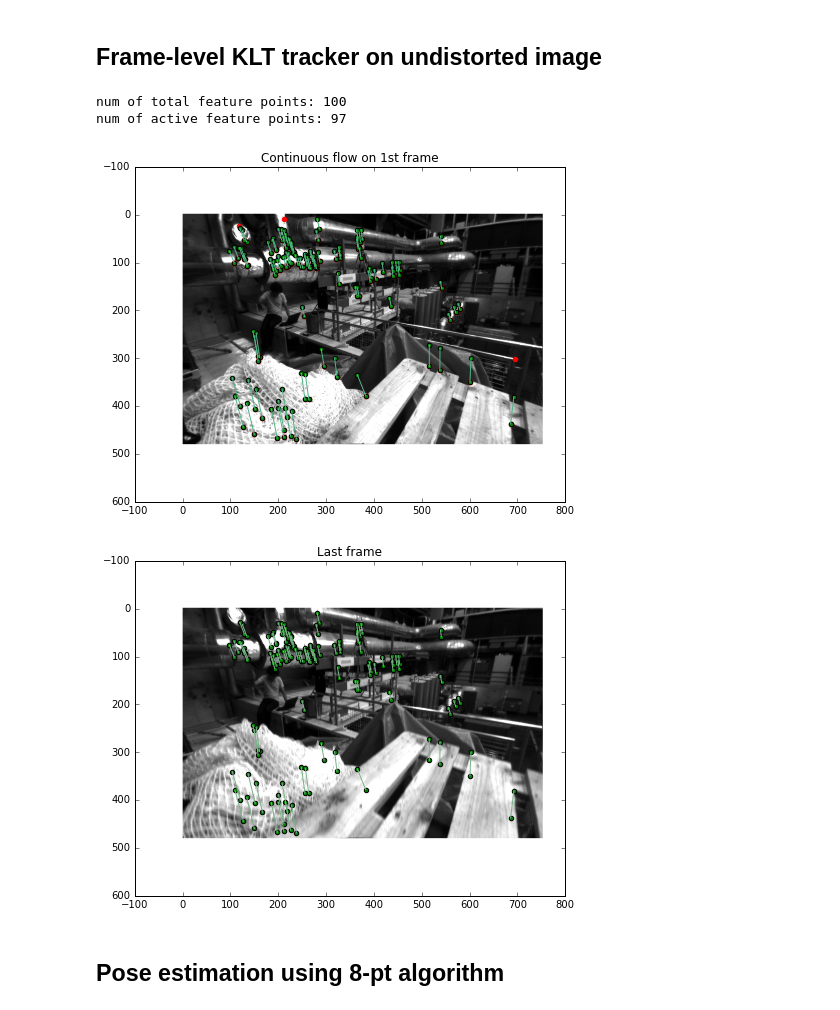
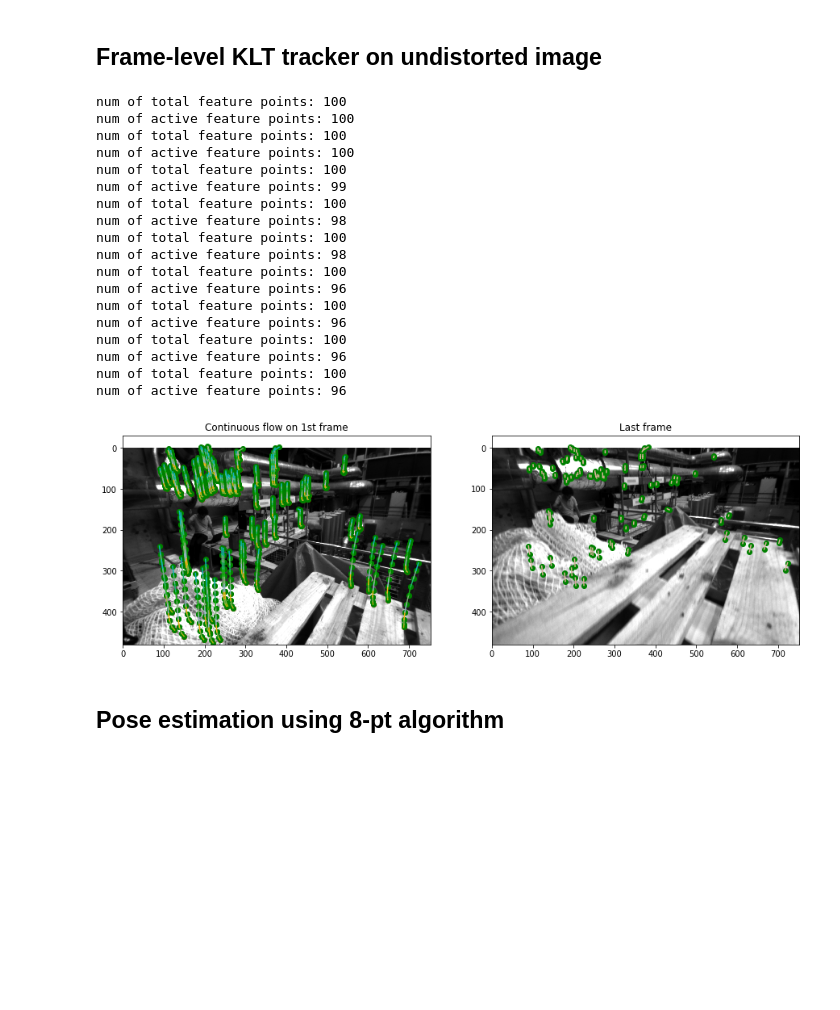
Before and after one commit to jinchenglee/EuRoC_MAV_dataset_tools, a Jupyter notebook: KLT_on_EuRoc_MAV_dataset.ipynb, the cells around one changed output. Drawn from its saved outputs; the diff is of its cells as text; code cells hidden in the pictures; blank space fills up the shorter version.

```diff
--- a/KLT_on_EuRoc_MAV_dataset.ipynb
+++ b/KLT_on_EuRoc_MAV_dataset.ipynb
@@ -30,7 +30,8 @@ from mpl_toolkits.mplot3d import Axes3D
 # Dataset location
 #-------------
 # Change this to the directory where you store EuRoC MAV data
-basedir = '/Users/jinchengli/study/asl_dataset/ijrr_euroc_mav_dataset/machine_hall/MH_01_easy/'
+basedir = '/work/asl_dataset/ijrr_euroc_mav_dataset/machine_hall/MH_01_easy/'
+#basedir = '/Users/jinchengli/study/asl_dataset/ijrr_euroc_mav_dataset/machine_hall/MH_01_easy/'
 # %% [markdown]
 ## Tile-based KLT tracker
 # %%
@@ -391,17 +398,18 @@ lk_params = dict( winSize  = (15,15),
 cam0_img_list = np.sort(glob.glob(basedir+'mav0/cam0/data/*.png'))
 
 # No of frames to process
-frame_range = range(0, 5, 4)
+frame_range = range(0, 10, 1)
 
 #-------------
 # Processing cam
 #-------------
-dpi = 80
+dpi = 50
 
 # Read 1st frame
 cam0_ori = cv2.imread(cam0_img_list[frame_range[0]], cv2.IMREAD_GRAYSCALE)
 # Image undistortion
 cam0 = cv2.remap(cam0_ori, mapx, mapy, cv2.INTER_LINEAR, cv2.BORDER_TRANSPARENT, 0)
+
 
 # Create a figure of the right size with one axes that takes up the full figure
 height, width = cam0.shape
@@ -409,11 +417,10 @@ height, width = cam0.shape
 figsize = width / float(dpi), height / float(dpi)
 
 plt.figure(figsize=figsize)
-#plt.autoscale(tight=True)
-
 
 # Show the gray img from camera 0
-plt.imshow(cam0, cmap='gray')
+plt.subplot(121)
+plt.imshow(cam0, cmap='gray', extent=[0,width,height,0])
 plt.title("Continuous flow on 1st frame")
 
 for fr in frame_range:
@@ -449,40 +456,56 @@ for fr in frame_range:
         #<<hack>> p0 = good_new.reshape(-1,1,2)
         p0 = p1.reshape(-1,1,2)
         print("num of total feature points:", p0.shape[0])
         print("num of active feature points:", good_new.shape[0])
 
     old_cam0 = cam0.copy()
 
     # Save pyplot image
-    plt.savefig(str(fr).zfill(3)+'.png')
+    #plt.savefig(str(fr).zfill(3)+'.png')
 
 # Show the image with continuous flow
-plt.show()
+#plt.show()
 
 # Draw last frame
-plt.figure(figsize=figsize)
-plt.imshow(cam0, cmap='gray')
+plt.subplot(122)
+plt.imshow(cam0, cmap='gray', extent=[0,width,height,0])
 plt.title("Last frame")
+
 plt.scatter(good_old[:,0], good_old[:,1], linestyle='-', c='g')
 plt.scatter(good_new[:,0], good_new[:,1], linestyle='-', c='g')
 cur_rand_color = (np.random.rand(),0.7, np.random.rand(),1.0)
 
 for idx in range(good_old.shape[0]):
     plt.plot([good_old[idx,0], good_new[idx,0]],
                     [good_old[idx,1], good_new[idx,1]],
                     linestyle='-', color=cur_rand_color)
 plt.show()
 
 
     # Use opencv to show image
     #cv2.imshow('cam0',cam0)
     #k = cv2.waitKey(-1)
     #cv2.destroyAllWindows()
 # %% [output]
 num of total feature points: 100
-num of active feature points: 97
+num of active feature points: 100
+num of total feature points: 100
+num of active feature points: 100
+num of total feature points: 100
+num of active feature points: 99
+num of total feature points: 100
+num of active feature points: 98
+num of total feature points: 100
+num of active feature points: 98
+num of total feature points: 100
+num of active feature points: 96
+num of total feature points: 100
+num of active feature points: 96
+num of total feature points: 100
+num of active feature points: 96
+num of total feature points: 100
+num of active feature points: 96
-[figure, old version]
+[figure, new version]
-[figure, removed]
 # %% [markdown]
 ## Pose estimation using 8-pt algorithm
 # %% [markdown]
```
Also changed, not shown: parts of 8 cells of this notebook.
